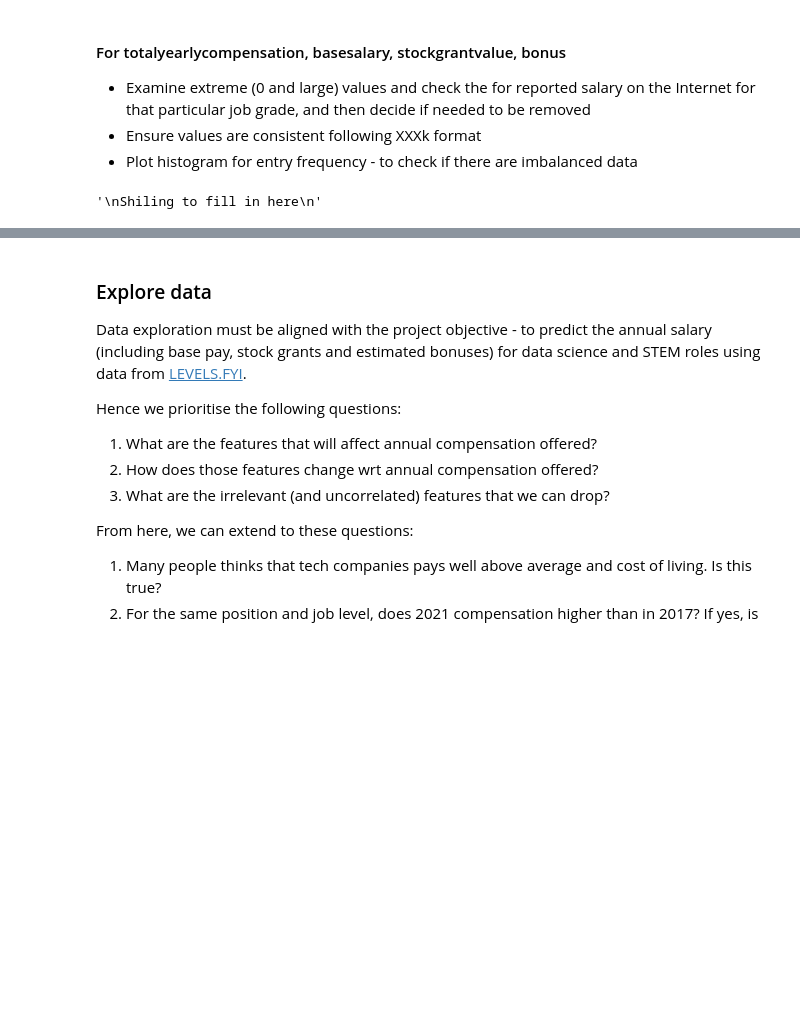
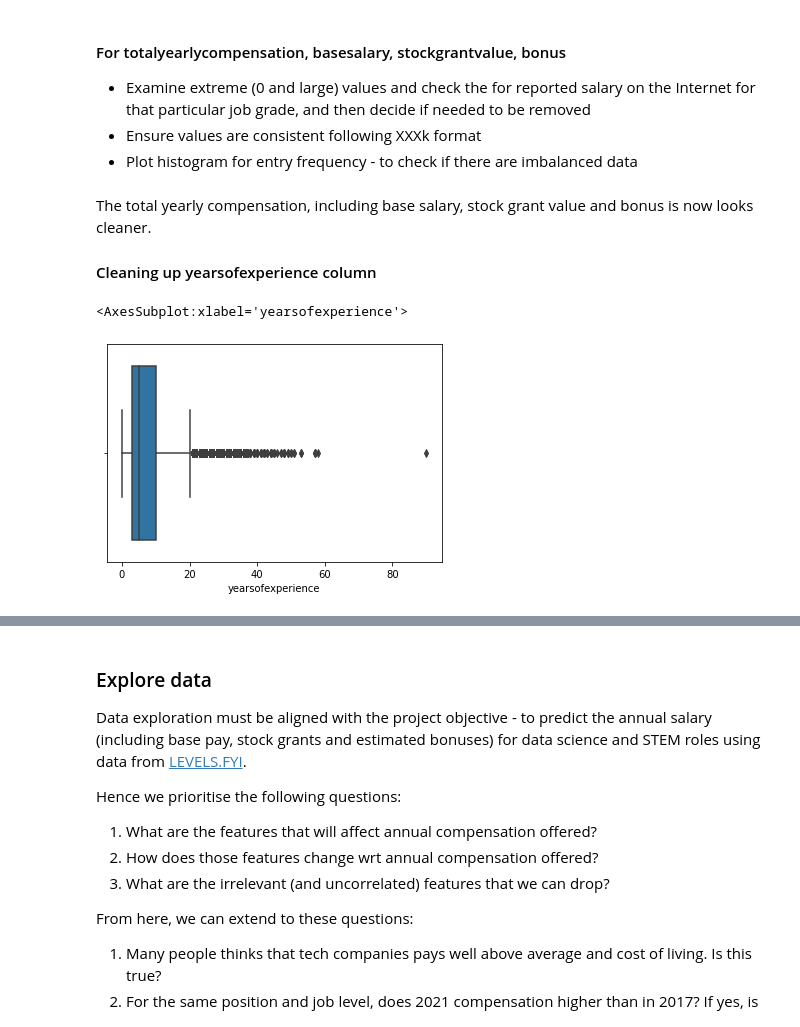
Before and after one commit to yuenherny/um-wqd7003-ds-salary-analysis, a Jupyter notebook: notebook-analysis/master/[Master] DS & STEM Salary Analysis.ipynb, the cells around one changed output, grey strips where cells are left out. Cells and saved outputs as stored; diff of their text form; code cells hidden in the pictures; blank space fills up the shorter version.

```diff
--- a/notebook-analysis/master/[Master] DS & STEM Salary Analysis.ipynb
+++ b/notebook-analysis/master/[Master] DS & STEM Salary Analysis.ipynb
@@ -299,0 +294,5 @@ Hongchuan to fill in here
+# %%
+# Created a company index to standadize variant names
+# Loading lookup table
+company_df = pd.read_csv('Company List.csv')
+company_df.head()
@@ -299,0 +306,7 @@ Hongchuan to fill in here
+# %%
+# Merging 2 tables by joining on company and variant names column
+# Dropping 'Variant' column
+# Replace NaN values in Clean Company column
+df = pd.merge(df,company_df,how='left',left_on='company',right_on='Variant').drop('Variant',axis =1)
+df['Clean Company'].fillna('No',inplace=True)
+df.head()
@@ -302,9 +322,13 @@ Hongchuan to fill in here
    - Examine extreme (0 and large) values and check the for reported salary on the Internet for that particular job grade, and then decide if needed to be removed
    - Ensure values are consistent following XXXk format
    - Plot histogram for entry frequency - to check if there are imbalanced data
-# %%
-'''
-Shiling to fill in here
-'''
-# %% [output]
-'\nShiling to fill in here\n'
+# %% [markdown]
+The total yearly compensation, including base salary, stock grant value and bonus is now looks cleaner.
+
+#### Cleaning up yearsofexperience column
+# %%
+import seaborn as sns
+sns.boxplot(x=df['yearsofexperience'])
+# %% [output]
+<AxesSubplot:xlabel='yearsofexperience'>
+[figure, added]
```
Also changed, not shown: parts of 27 cells of this notebook.
